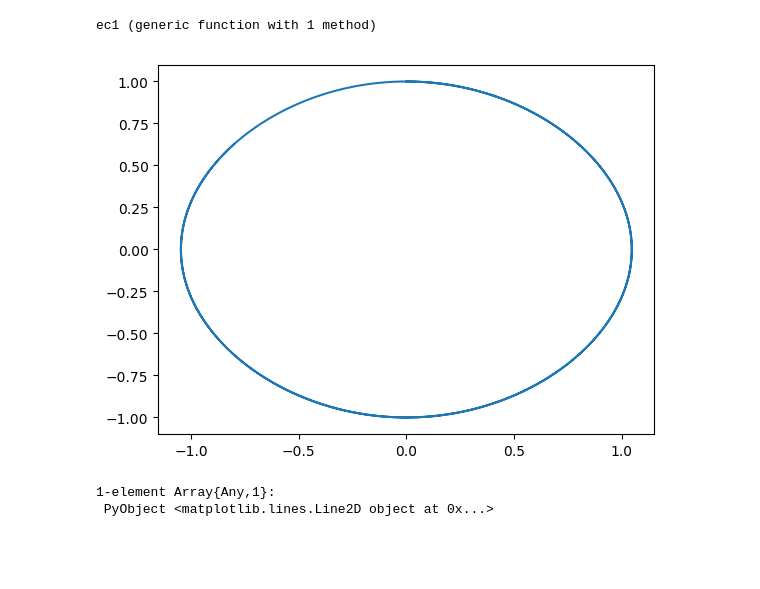
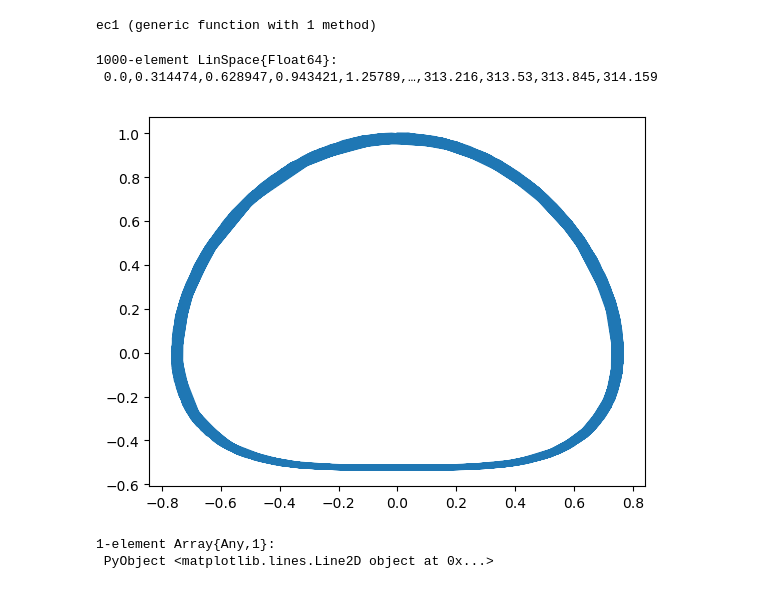
Before and after one commit to gitrmora/OsciladorParametrico, a Jupyter notebook: Proy.ipynb, the cells around one changed output. Drawn from its saved outputs; the diff is of its cells as text; code cells hidden in the pictures; blank space fills up the shorter version.

```diff
--- a/Proy.ipynb
+++ b/Proy.ipynb
@@ -15,17 +15,24 @@ end
 ec1 (generic function with 1 method)
 # %%
 x̄ = [0.0, 1.0]
-t = linspace(0.0, 4 * pi, 1000)
+t0 = 0.0
+tf = 100 * pi
+
 α = -1.0
-β = 0.0
+β = -1.0
 
-(t1, sol) = ode45(ec1, x̄, t);
+t = linspace(t0, tf, 1000)
+# %% [output]
+1000-element LinSpace{Float64}:
+ 0.0,0.314474,0.628947,0.943421,1.25789,…,313.216,313.53,313.845,314.159
+# %%
+(t1, sol1) = ode45(ec1, x̄, t);
 # %%
-x = map(y -> y[1], sol)
-y = map(y -> y[2], sol);
+x1 = map(y -> y[1], sol1)
+y1 = map(y -> y[2], sol1);
-# %%
-plot(x,y)
-# %% [output]
-[figure, removed]
-1-element Array{Any,1}:
- PyObject <matplotlib.lines.Line2D object at 0x...>
+# %%
+plot(x1, y1)
+# %% [output]
+[figure, added]
+1-element Array{Any,1}:
+ PyObject <matplotlib.lines.Line2D object at 0x...>
```
Also changed, not shown: parts of 3 cells of this notebook, 2 other files.
